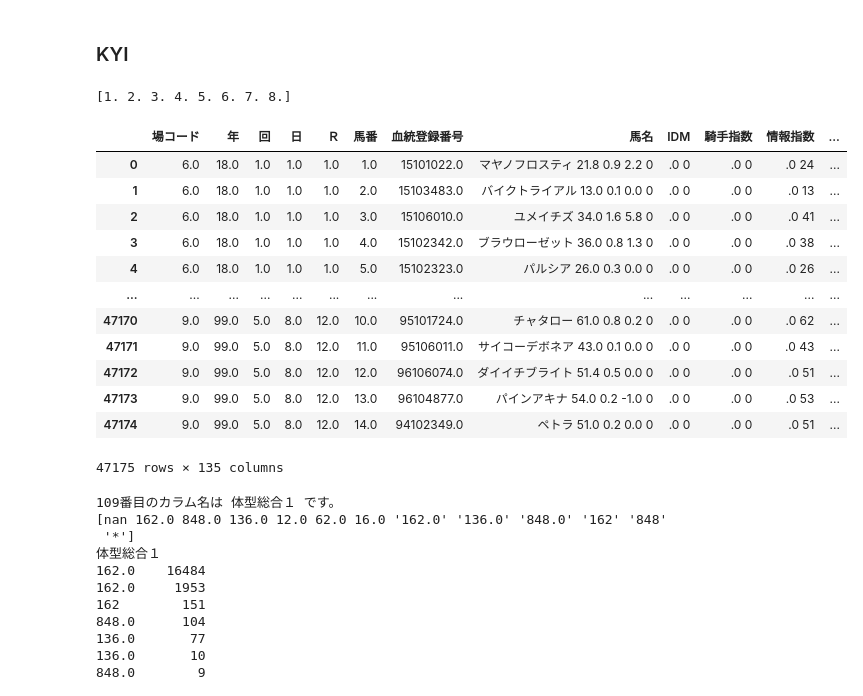
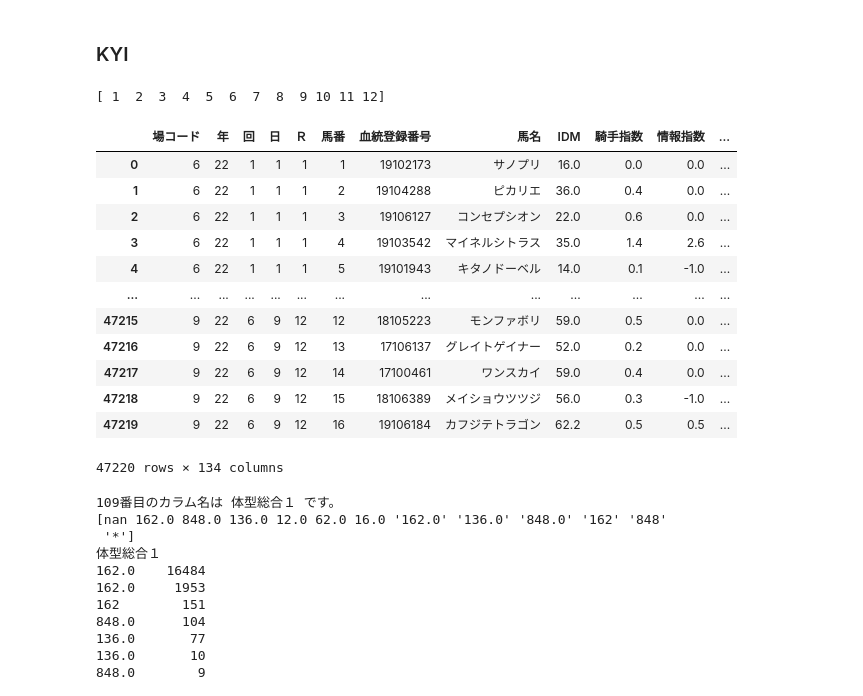
Before and after one commit to abukuma777/get_jrdb, a Jupyter notebook: data_check.ipynb, the cells around one changed output. Cells and saved outputs as stored; diff of their text form; code cells hidden in the pictures.

```diff
--- a/data_check.ipynb
+++ b/data_check.ipynb
@@ -411,28 +411,28 @@ df_a
 # check_encoding_manually(file_path)
 # %%
 File_type = 'KYI'
-year = 1999
+year = 2022
 df_a = pd.read_csv(f'/app/data/jrdb_csv/{File_type}/{File_type}_{year}.csv')
 df_a
 
 print(df_a['日'].unique())
 
 df_a
 # %% [output]
-[1. 2. 3. 4. 5. 6. 7. 8.]
+[ 1  2  3  4  5  6  7  8  9 10 11 12]
 |  | 場コード | 年 | 回 | 日 | Ｒ | 馬番 | 血統登録番号 | 馬名 | IDM | 騎手指数 | 情報指数 | ... |
-| 0 | 6.0 | 18.0 | 1.0 | 1.0 | 1.0 | 1.0 | 15101022.0 | マヤノフロスティ 21.8 0.9 2.2 0 | .0 0 | .0 0 | .0 24 | ... |
-| 1 | 6.0 | 18.0 | 1.0 | 1.0 | 1.0 | 2.0 | 15103483.0 | バイクトライアル 13.0 0.1 0.0 0 | .0 0 | .0 0 | .0 13 | ... |
-| 2 | 6.0 | 18.0 | 1.0 | 1.0 | 1.0 | 3.0 | 15106010.0 | ユメイチズ 34.0 1.6 5.8 0 | .0 0 | .0 0 | .0 41 | ... |
-| 3 | 6.0 | 18.0 | 1.0 | 1.0 | 1.0 | 4.0 | 15102342.0 | ブラウローゼット 36.0 0.8 1.3 0 | .0 0 | .0 0 | .0 38 | ... |
-| 4 | 6.0 | 18.0 | 1.0 | 1.0 | 1.0 | 5.0 | 15102323.0 | パルシア 26.0 0.3 0.0 0 | .0 0 | .0 0 | .0 26 | ... |
+| 0 | 6 | 22 | 1 | 1 | 1 | 1 | 19102173 | サノプリ | 16.0 | 0.0 | 0.0 | ... |
+| 1 | 6 | 22 | 1 | 1 | 1 | 2 | 19104288 | ピカリエ | 36.0 | 0.4 | 0.0 | ... |
+| 2 | 6 | 22 | 1 | 1 | 1 | 3 | 19106127 | コンセプシオン | 22.0 | 0.6 | 0.0 | ... |
+| 3 | 6 | 22 | 1 | 1 | 1 | 4 | 19103542 | マイネルシトラス | 35.0 | 1.4 | 2.6 | ... |
+| 4 | 6 | 22 | 1 | 1 | 1 | 5 | 19101943 | キタノドーベル | 14.0 | 0.1 | -1.0 | ... |
 | ... | ... | ... | ... | ... | ... | ... | ... | ... | ... | ... | ... | ... |
-| 47170 | 9.0 | 99.0 | 5.0 | 8.0 | 12.0 | 10.0 | 95101724.0 | チャタロー 61.0 0.8 0.2 0 | .0 0 | .0 0 | .0 62 | ... |
-| 47171 | 9.0 | 99.0 | 5.0 | 8.0 | 12.0 | 11.0 | 95106011.0 | サイコーデボネア 43.0 0.1 0.0 0 | .0 0 | .0 0 | .0 43 | ... |
-| 47172 | 9.0 | 99.0 | 5.0 | 8.0 | 12.0 | 12.0 | 96106074.0 | ダイイチブライト 51.4 0.5 0.0 0 | .0 0 | .0 0 | .0 51 | ... |
-| 47173 | 9.0 | 99.0 | 5.0 | 8.0 | 12.0 | 13.0 | 96104877.0 | パインアキナ 54.0 0.2 -1.0 0 | .0 0 | .0 0 | .0 53 | ... |
-| 47174 | 9.0 | 99.0 | 5.0 | 8.0 | 12.0 | 14.0 | 94102349.0 | ペトラ 51.0 0.2 0.0 0 | .0 0 | .0 0 | .0 51 | ... |
+| 47215 | 9 | 22 | 6 | 9 | 12 | 12 | 18105223 | モンファボリ | 59.0 | 0.5 | 0.0 | ... |
+| 47216 | 9 | 22 | 6 | 9 | 12 | 13 | 17106137 | グレイトゲイナー | 52.0 | 0.2 | 0.0 | ... |
+| 47217 | 9 | 22 | 6 | 9 | 12 | 14 | 17100461 | ワンスカイ | 59.0 | 0.4 | 0.0 | ... |
+| 47218 | 9 | 22 | 6 | 9 | 12 | 15 | 18106389 | メイショウツツジ | 56.0 | 0.3 | -1.0 | ... |
+| 47219 | 9 | 22 | 6 | 9 | 12 | 16 | 19106184 | カフジテトラゴン | 62.2 | 0.5 | 0.5 | ... |
-47175 rows × 135 columns
+47220 rows × 134 columns
 # %%
 column_name = df_a.columns[109]
 print(f"109番目のカラム名は {column_name} です。")
```
Also changed, not shown: parts of 1 cell of this notebook, 1 other file.
